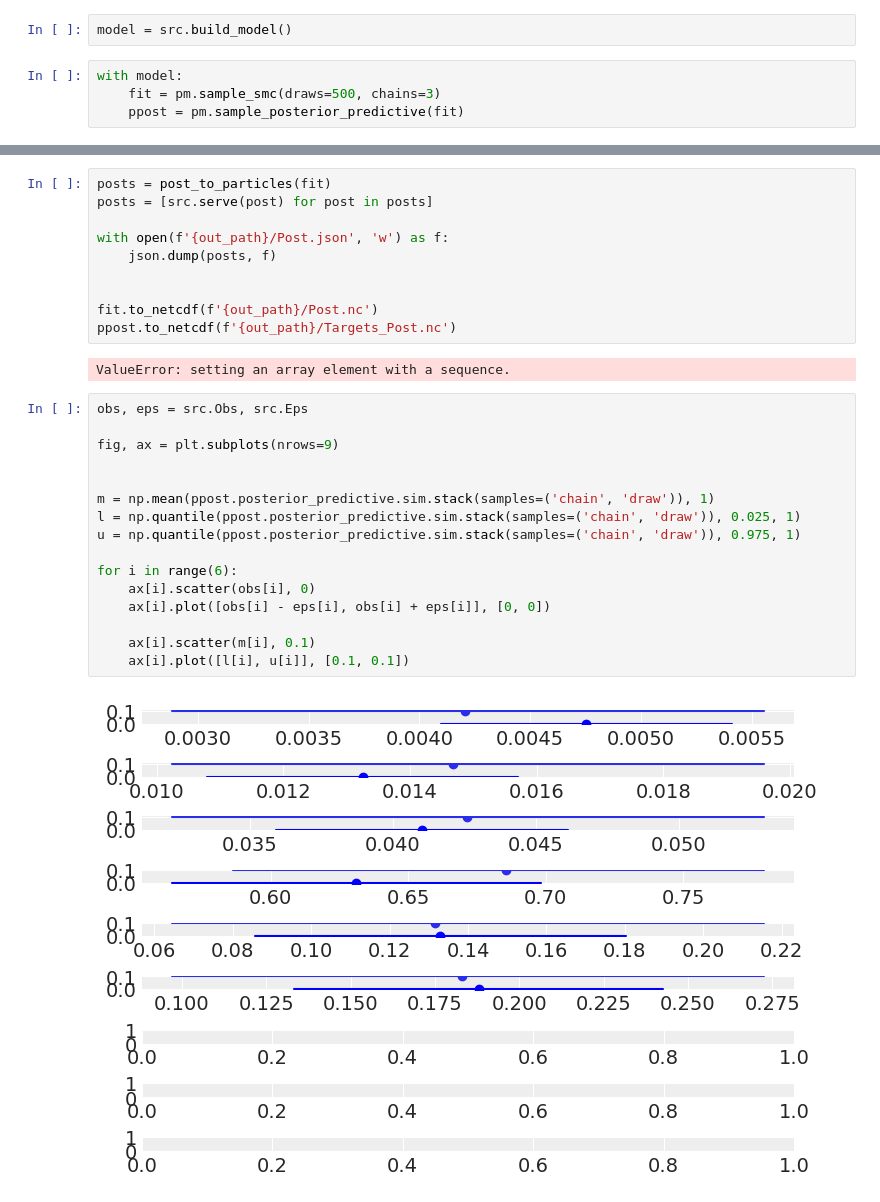
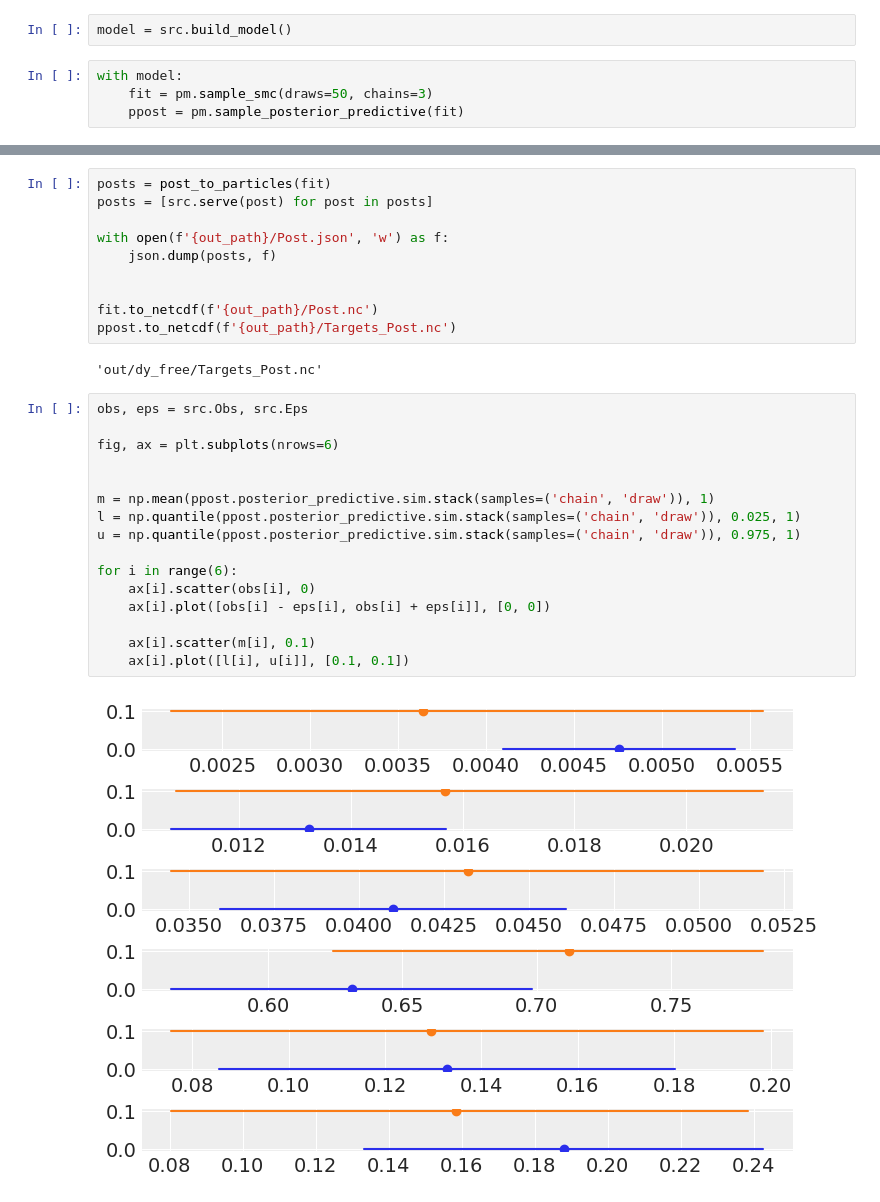
Before and after one commit to TimeWz667/IndTB_ACF, a Jupyter notebook: notebooks/3_Free_Comorb.ipynb, the cells around one changed output, grey strips where cells are left out. Cells and saved outputs as stored; diff of their text form.

```diff
--- a/notebooks/3_Free_Comorb.ipynb
+++ b/notebooks/3_Free_Comorb.ipynb
@@ -22,7 +22,7 @@ src = load_objectives(
 model = src.build_model()
 # %%
 with model:
-    fit = pm.sample_smc(draws=500, chains=3)
+    fit = pm.sample_smc(draws=50, chains=3)
     ppost = pm.sample_posterior_predictive(fit)
 # %% [output]
 Initializing SMC sampler...
@@ -80,22 +79,22 @@ with open(f'{out_path}/Post.json', 'w') as f:
 fit.to_netcdf(f'{out_path}/Post.nc')
 ppost.to_netcdf(f'{out_path}/Targets_Post.nc')
 # %% [output]
-ValueError: setting an array element with a sequence.
+'out/dy_free/Targets_Post.nc'
 # %%
 obs, eps = src.Obs, src.Eps
 
-fig, ax = plt.subplots(nrows=9)
+fig, ax = plt.subplots(nrows=6)
 
 
 m = np.mean(ppost.posterior_predictive.sim.stack(samples=('chain', 'draw')), 1)
 l = np.quantile(ppost.posterior_predictive.sim.stack(samples=('chain', 'draw')), 0.025, 1)
 u = np.quantile(ppost.posterior_predictive.sim.stack(samples=('chain', 'draw')), 0.975, 1)
 
 for i in range(6):
     ax[i].scatter(obs[i], 0)
     ax[i].plot([obs[i] - eps[i], obs[i] + eps[i]], [0, 0])
 
     ax[i].scatter(m[i], 0.1)
     ax[i].plot([l[i], u[i]], [0.1, 0.1])
 # %% [output]
-[figure, old version]
+[figure, new version]
```
Also changed, not shown: parts of 4 cells of this notebook, 10 other files.
